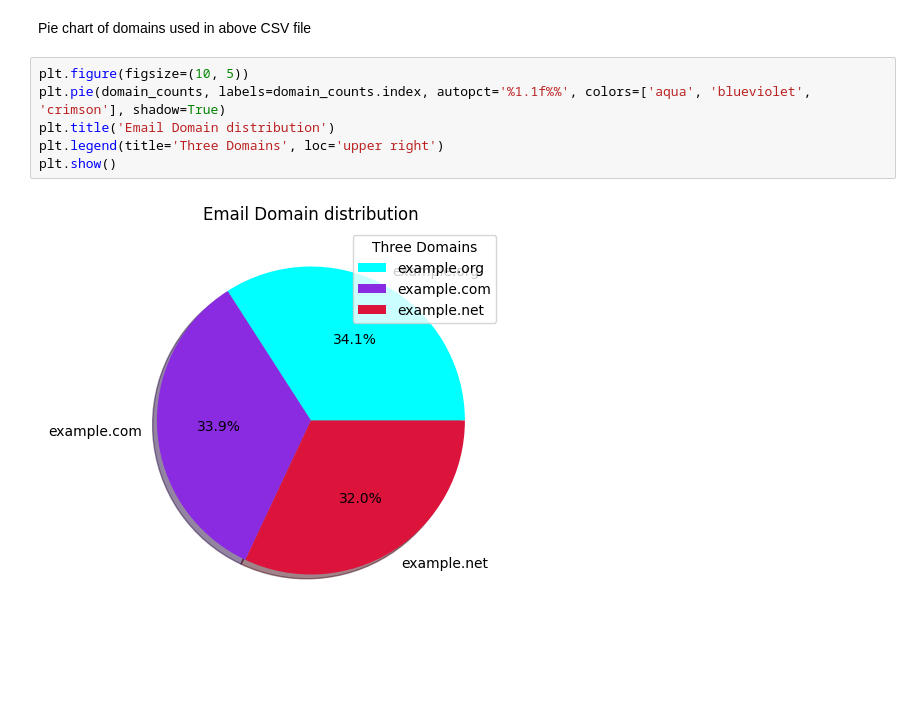
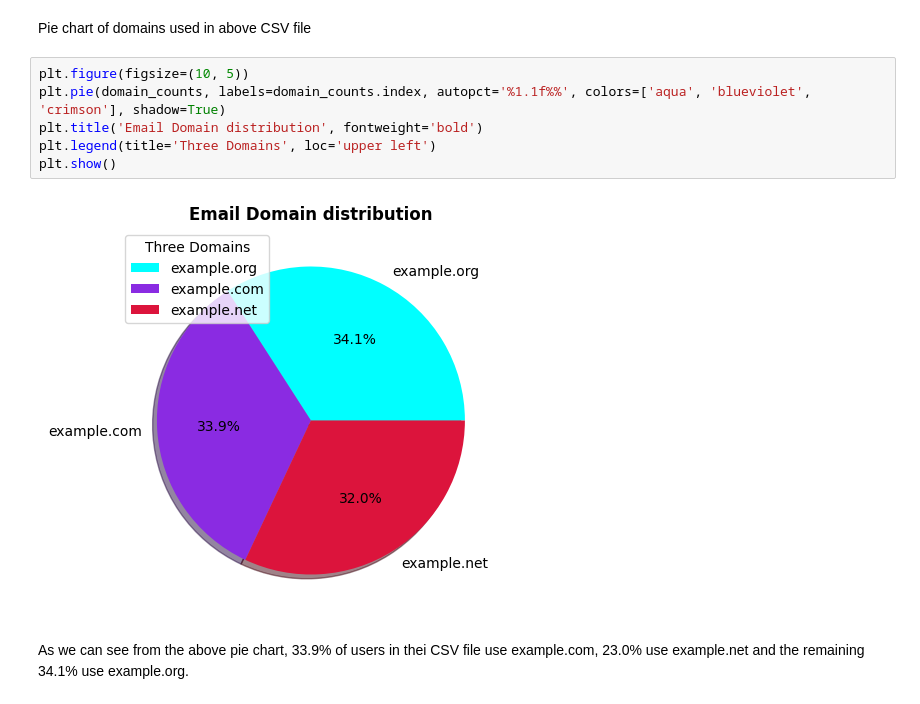
Before and after one commit to GraceMarySmyth/programming-for-data-analytics, a Jupyter notebook: Assignments/assignment03-pie.ipynb, the cells around one changed output. Saved outputs shown, nothing was run; the diff lists cells and outputs as text; blank space fills up the shorter version.

```diff
--- a/Assignments/assignment03-pie.ipynb
+++ b/Assignments/assignment03-pie.ipynb
@@ -67,8 +67,10 @@ Pie chart of domains used in above CSV file
 # %%
 plt.figure(figsize=(10, 5))
 plt.pie(domain_counts, labels=domain_counts.index, autopct='%1.1f%%', colors=['aqua', 'blueviolet', 'crimson'], shadow=True)
-plt.title('Email Domain distribution')
-plt.legend(title='Three Domains', loc='upper right')
+plt.title('Email Domain distribution', fontweight='bold')
+plt.legend(title='Three Domains', loc='upper left')
 plt.show()
 # %% [output]
-[figure, old version]
+[figure, new version]
+# %% [markdown]
+As we can see from the above pie chart, 33.9% of users in thei CSV file use example.com, 23.0% use example.net and the remaining 34.1% use example.org.
```
Also changed, not shown: parts of 1 cell of this notebook, 1 other file.
